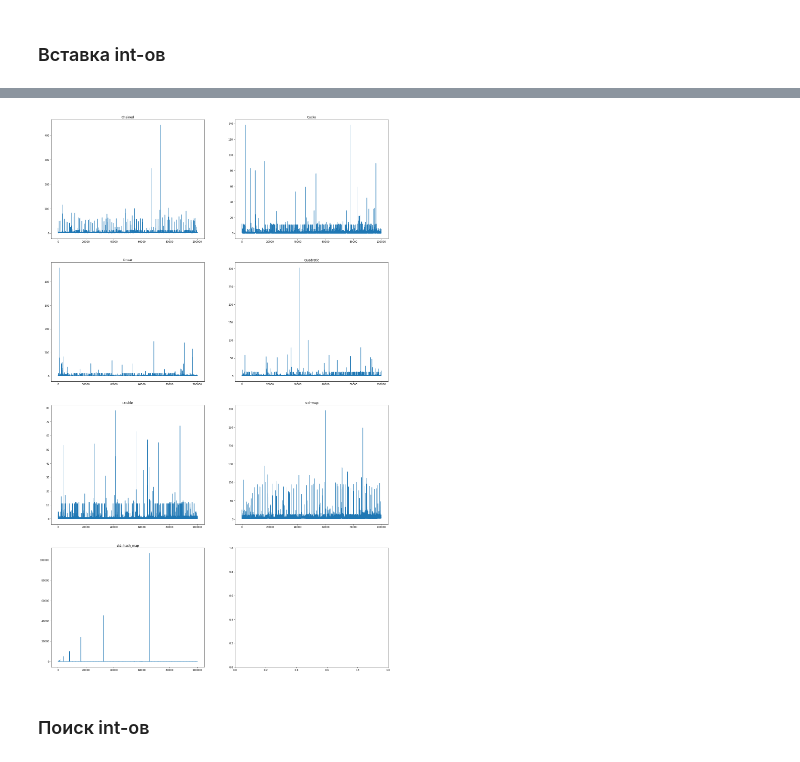
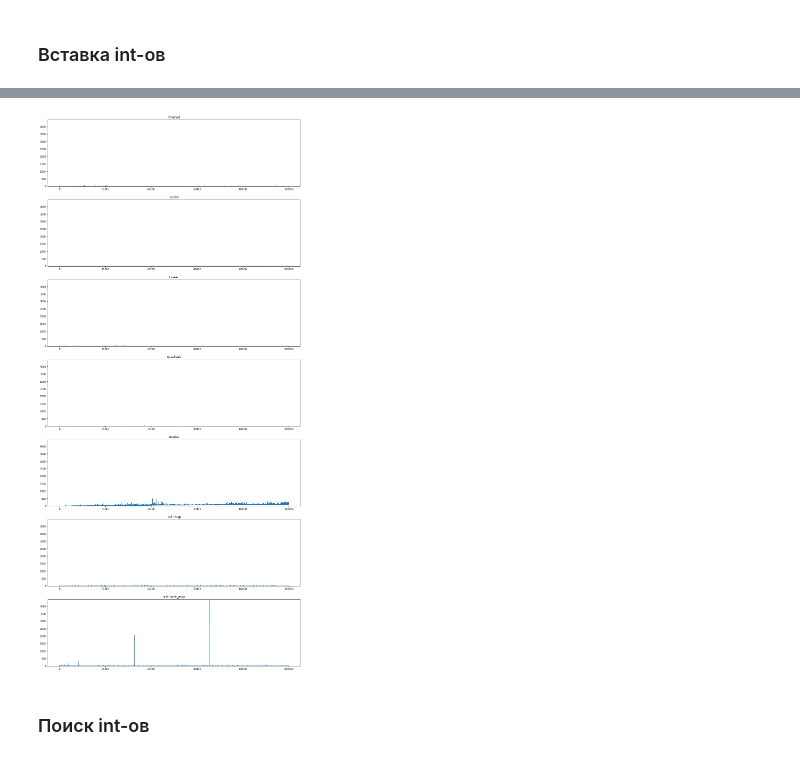
Before and after one commit to mmakridi/hashes, a Jupyter notebook: report.ipynb, the cells around one changed output, grey strips where cells are left out. Cells and saved outputs as stored; diff of their text form; code cells hidden in the pictures.

```diff
--- a/report.ipynb
+++ b/report.ipynb
@@ -32,20 +53,2 @@ $b \in \left\{0, .., 2^{w - M} - 1\right\}$
 # %% [markdown]
 ### Вставка int-ов
-# %%
-import csv
-import pprint
-pp = pprint.PrettyPrinter(indent=4)
-
-
-hash_insert_int = {}
-with open('hash_insert_int.csv') as csvfile:
-    reader = csv.reader(csvfile, delimiter=',')
-    for row in reader:
-        key = row[0]
-        hash_insert_int[key] = list(map(int, row[1:]))
-        print(len(row))
-
-keys = list(hash_insert_int.keys())
-indices = [i for i in range(len(hash_insert_int[keys[0]]))]
-# for key in hash_insert_int:
-    # print(f'{key}: {hash_insert_int[key]}')
@@ -60,12 +55,20 @@ indices = [i for i in range(len(hash_insert_int[keys[0]]))]
-# %%
-import matplotlib.pyplot as plt
-
-fig, plots = plt.subplots(4, 2, figsize=(24, 40))
-type(plots[2][1])
-for i in range(7):
-    plots[i // 2][i % 2].set_title(keys[i])
-    plots[i // 2][i % 2].plot(indices, hash_insert_int[keys[i]])
-# %% [output]
-[figure, removed]
+# %%
+indices, data = get_x_ydict_from_csv('data/hash_insert_int.csv')
+keys = list(data.keys())
+maximum = 0
+for key in keys:
+    if max(data[key]) > maximum and key not in []:
+        maximum = max(data[key])
+
+fig, plots = plt.subplots(7, 1, figsize=(18, 40))
+fig.patch.set_facecolor('xkcd:white')
+for i in range(7):
+    plots[i].set_title(keys[i])
+    plots[i].plot(indices, data[keys[i]])
+    bottom, top = plots[i].get_ylim()
+    plots[i].set_ylim(-5, maximum)
+plt.savefig('test.png')
+# %% [output]
+[figure, added]
 # %% [markdown]
 ### Поиск int-ов
```
Also changed, not shown: parts of 20 cells of this notebook, 7 other files.
